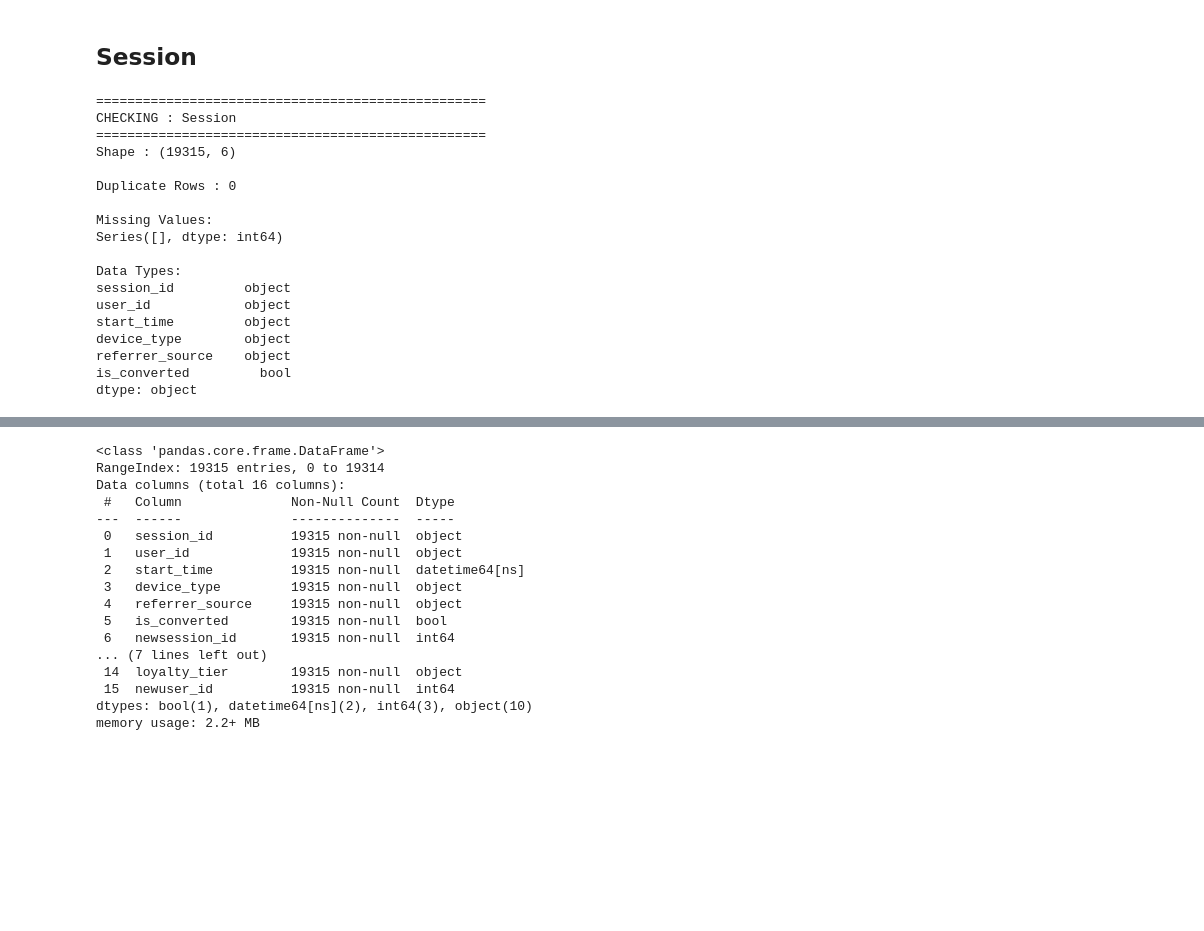
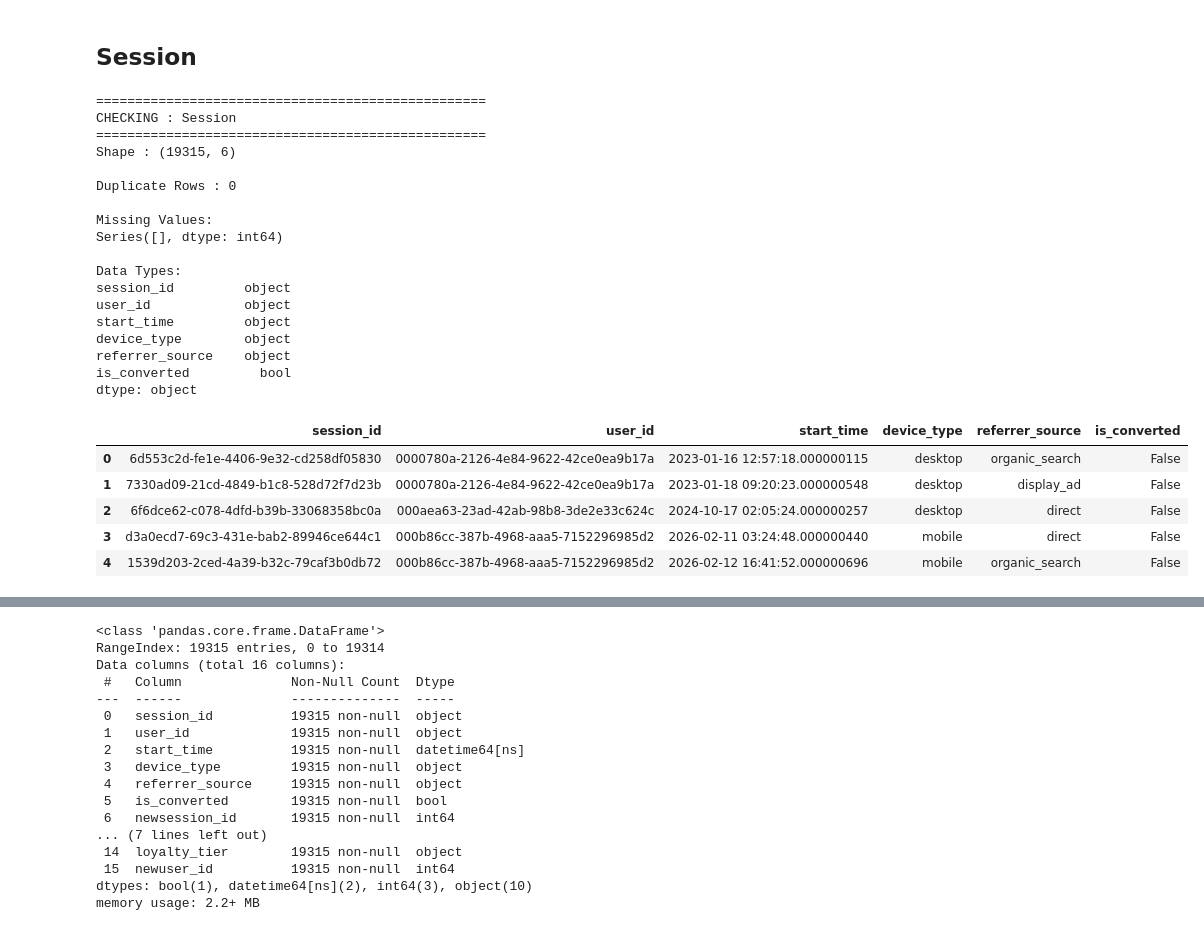
Before and after one commit to HaafizHhamda/Practice_Case, a Jupyter notebook: Notebook.ipynb, the cells around one changed output, grey strips where cells are left out. Saved outputs shown, nothing was run; the diff lists cells and outputs as text; code cells hidden in the pictures; blank space fills up the shorter version.

```diff
--- a/Untitled21.ipynb
+++ b/Notebook.ipynb
@@ -316,24 +362,34 @@ df_users.to_csv('dataframe_user.csv',index=False)
 # %% [markdown]
 ## Session
 # %%
+# read file csv
 session_table = pd.read_csv('sessions.csv')
+
+# check kualitas data
 data_quality_check(session_table,"Session")
+session_table.head()
 # %% [output]
 ==================================================
 CHECKING : Session
 ==================================================
 Shape : (19315, 6)
 
 Duplicate Rows : 0
 
 Missing Values:
 Series([], dtype: int64)
 
 Data Types:
 session_id         object
 user_id            object
 start_time         object
 device_type        object
 referrer_source    object
 is_converted         bool
 dtype: object
+|  | session_id | user_id | start_time | device_type | referrer_source | is_converted |
+| 0 | 6d553c2d-fe1e-4406-9e32-cd258df05830 | 0000780a-2126-4e84-9622-42ce0ea9b17a | 2023-01-16 12:57:18.000000115 | desktop | organic_search | False |
+| 1 | 7330ad09-21cd-4849-b1c8-528d72f7d23b | 0000780a-2126-4e84-9622-42ce0ea9b17a | 2023-01-18 09:20:23.000000548 | desktop | display_ad | False |
+| 2 | 6f6dce62-c078-4dfd-b39b-33068358bc0a | 000aea63-23ad-42ab-98b8-3de2e33c624c | 2024-10-17 02:05:24.000000257 | desktop | direct | False |
+| 3 | d3a0ecd7-69c3-431e-bab2-89946ce644c1 | 000b86cc-387b-4968-aaa5-7152296985d2 | 2026-02-11 03:24:48.000000440 | mobile | direct | False |
+| 4 | 1539d203-2ced-4a39-b32c-79caf3b0db72 | 000b86cc-387b-4968-aaa5-7152296985d2 | 2026-02-12 16:41:52.000000696 | mobile | organic_search | False |
```
Also changed, not shown: parts of 43 cells of this notebook, 1 other file.
